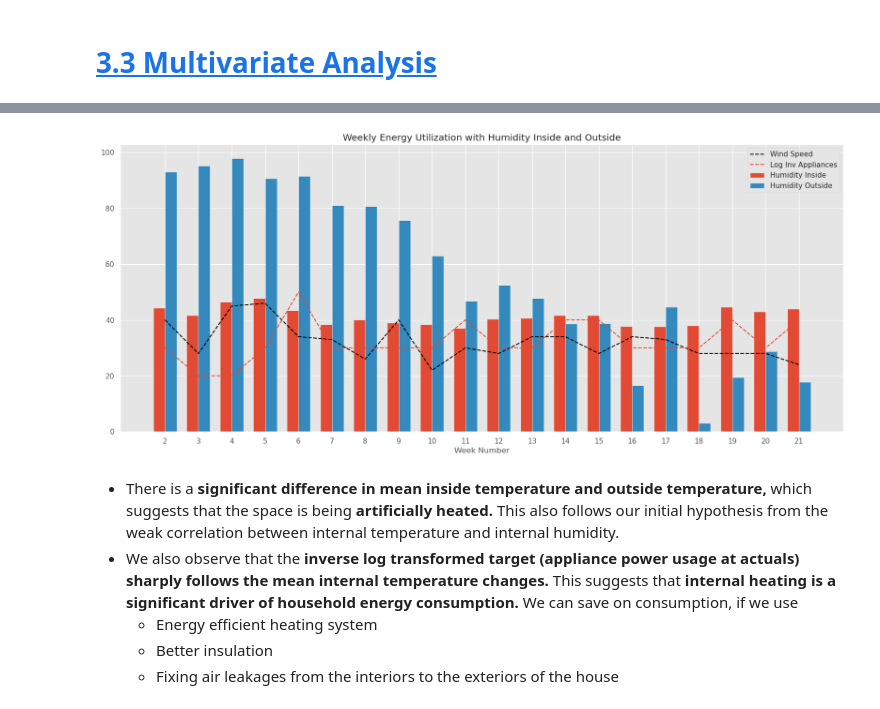
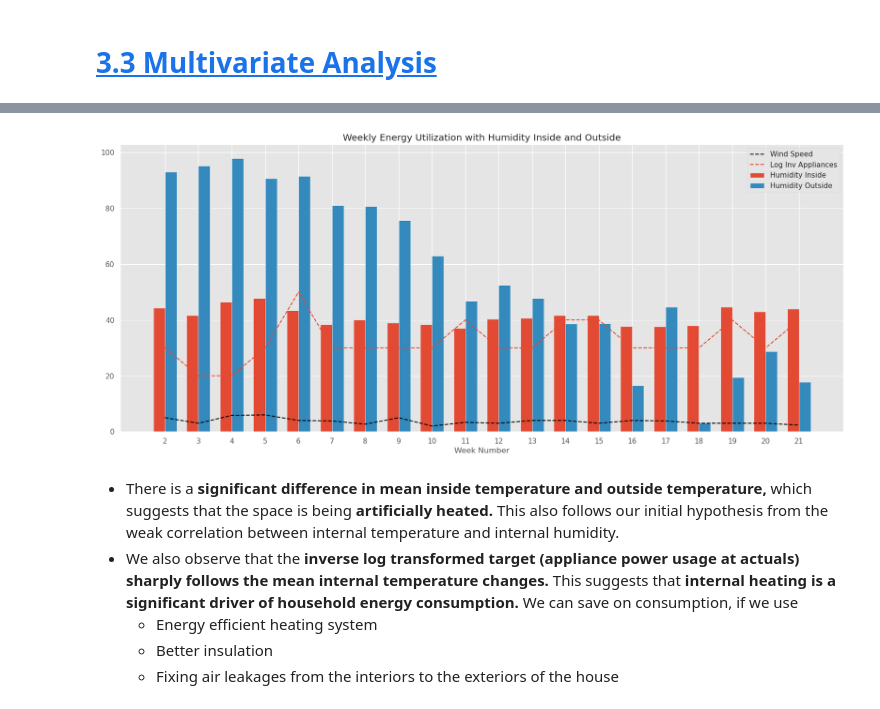
Before and after one commit to hantablack9/IIT-Roorkee-Hackathon, a Jupyter notebook: Household Energy Optimization, Prediction.ipynb, the cells around one changed output, grey strips where cells are left out. Drawn from its saved outputs; the diff is of its cells as text; code cells hidden in the pictures.

```diff
--- a/Household Energy Optimization, Prediction.ipynb
+++ b/Household Energy Optimization, Prediction.ipynb
@@ -634,33 +635,33 @@ plt.show()
 # %%
 df['humidity_inside'] = df[['rh_1', 'rh_2', 'rh_3', 'rh_4', 'rh_5', 'rh_7', 'rh_8', 'rh_9']].mean(axis=1)
 df['humidity_outside'] = df['rh_6']
 
 df['inv_log_appliances'] = np.exp(df['appliances']) - 30 ##offsetting with -30 to compare trendlines easier
 
 MultvariateDF = df[['week_num', 'humidity_inside', 'humidity_outside', 'windspeed', 'inv_log_appliances']].groupby('week_num')[['humidity_inside', 'humidity_outside', 'windspeed', 'inv_log_appliances']].median().reset_index()
-MultvariateDF['windspeed'] = MultvariateDF['windspeed'] * 6 +10
+MultvariateDF['windspeed'] = MultvariateDF['windspeed']
 
 bar_width = 0.35
 bar_offset = bar_width/2
 
 fig, ax = plt.subplots(figsize=(20,8))
 
 plt.bar(MultvariateDF['week_num'] - bar_offset, MultvariateDF['humidity_inside'], width=bar_width, align='center', label='Humidity Inside')
 plt.bar(MultvariateDF['week_num'] + bar_offset, MultvariateDF['humidity_outside'], width=bar_width, align='center', label='Humidity Outside')
 plt.plot(MultvariateDF['week_num'], MultvariateDF['windspeed'], label='Wind Speed', c = 'black', linestyle = '--')
 plt.plot(MultvariateDF['week_num'], MultvariateDF['inv_log_appliances'], label='Log Inv Appliances', linestyle = '--')
 
 plt.xlabel('Week Number')
 plt.ylabel('')
 plt.title('Weekly Energy Utilization with Humidity Inside and Outside')
 plt.xticks(MultvariateDF['week_num'])
 
 plt.legend()
 
 plt.savefig(f'Appliances-trends-with-humidity-Inside-and-Outside.png')
 plt.show()
 # %% [output]
-[figure, old version]
+[figure, new version]
 # %% [markdown]
 * There is a **significant difference in mean inside temperature and outside temperature,** which suggests that the space is being **artificially heated.** This also follows our initial hypothesis from the weak correlation between internal temperature and internal humidity.
 * We also observe that the **inverse log transformed target (appliance power usage at actuals) sharply follows the mean internal temperature changes.** This suggests that **internal  heating is a significant driver of household energy consumption.** We can save on consumption, if we use
```
Also changed, not shown: parts of 8 cells of this notebook.
